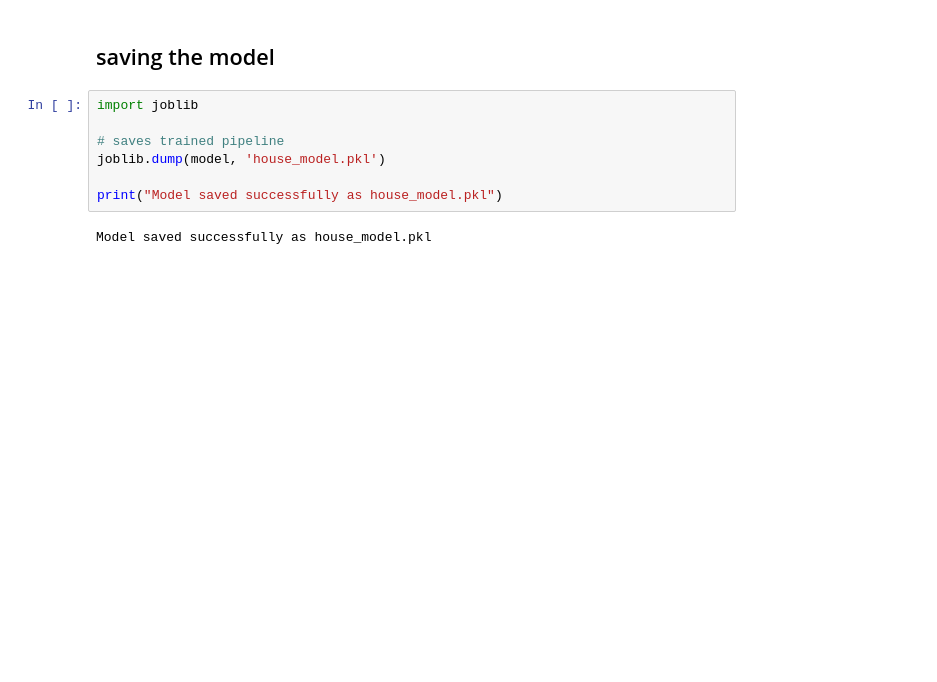
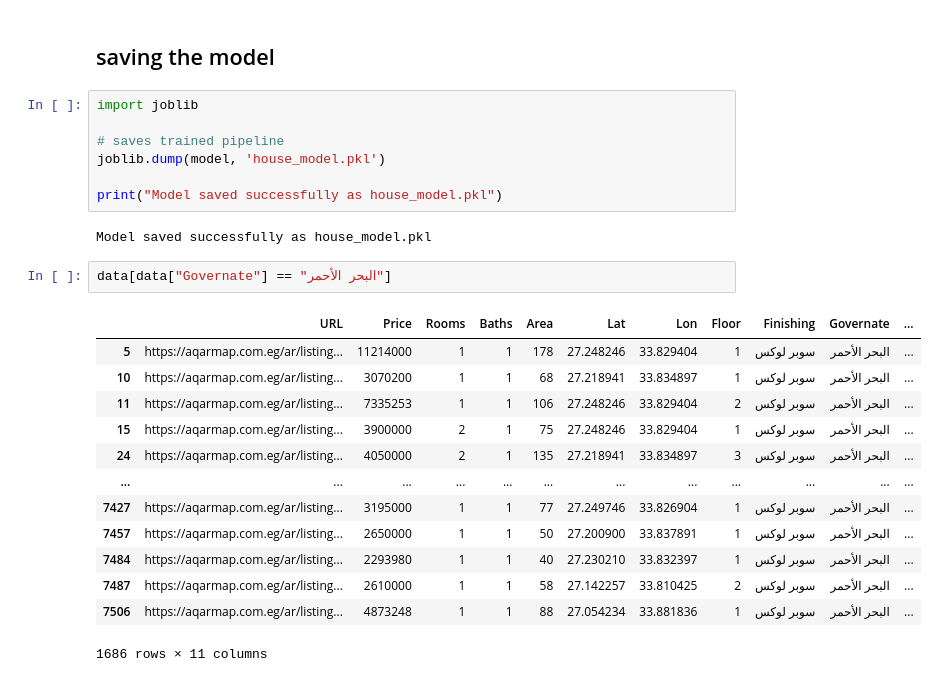
Before and after one commit to mohamedabdomm2/housing-project, a Jupyter notebook: 04_price_prediction_model.ipynb, the cells around one changed output. Drawn from its saved outputs; the diff is of its cells as text; blank space fills up the shorter version.

```diff
--- a/04_price_prediction_model.ipynb
+++ b/04_price_prediction_model.ipynb
@@ -195,3 +210,19 @@ joblib.dump(model, 'house_model.pkl')
 print("Model saved successfully as house_model.pkl")
 # %% [output]
 Model saved successfully as house_model.pkl
+# %%
+data[data["Governate"] == "البحر الأحمر"]
+# %% [output]
+|  | URL | Price | Rooms | Baths | Area | Lat | Lon | Floor | Finishing | Governate | ... |
+| 5 | https://aqarmap.com.eg/ar/listing... | 11214000 | 1 | 1 | 178 | 27.248246 | 33.829404 | 1 | سوبر لوكس | البحر الأحمر | ... |
+| 10 | https://aqarmap.com.eg/ar/listing... | 3070200 | 1 | 1 | 68 | 27.218941 | 33.834897 | 1 | سوبر لوكس | البحر الأحمر | ... |
+| 11 | https://aqarmap.com.eg/ar/listing... | 7335253 | 1 | 1 | 106 | 27.248246 | 33.829404 | 2 | سوبر لوكس | البحر الأحمر | ... |
+| 15 | https://aqarmap.com.eg/ar/listing... | 3900000 | 2 | 1 | 75 | 27.248246 | 33.829404 | 1 | سوبر لوكس | البحر الأحمر | ... |
+| 24 | https://aqarmap.com.eg/ar/listing... | 4050000 | 2 | 1 | 135 | 27.218941 | 33.834897 | 3 | سوبر لوكس | البحر الأحمر | ... |
+| ... | ... | ... | ... | ... | ... | ... | ... | ... | ... | ... | ... |
+| 7427 | https://aqarmap.com.eg/ar/listing... | 3195000 | 1 | 1 | 77 | 27.249746 | 33.826904 | 1 | سوبر لوكس | البحر الأحمر | ... |
+| 7457 | https://aqarmap.com.eg/ar/listing... | 2650000 | 1 | 1 | 50 | 27.200900 | 33.837891 | 1 | سوبر لوكس | البحر الأحمر | ... |
+| 7484 | https://aqarmap.com.eg/ar/listing... | 2293980 | 1 | 1 | 40 | 27.230210 | 33.832397 | 1 | سوبر لوكس | البحر الأحمر | ... |
+| 7487 | https://aqarmap.com.eg/ar/listing... | 2610000 | 1 | 1 | 58 | 27.142257 | 33.810425 | 2 | سوبر لوكس | البحر الأحمر | ... |
+| 7506 | https://aqarmap.com.eg/ar/listing... | 4873248 | 1 | 1 | 88 | 27.054234 | 33.881836 | 1 | سوبر لوكس | البحر الأحمر | ... |
+1686 rows × 11 columns
```
Also changed, not shown: parts of 13 cells of this notebook, 3 other files.
